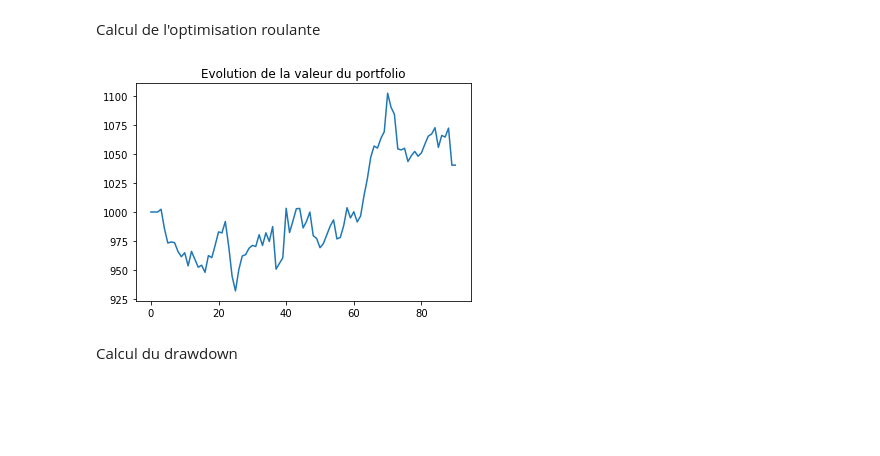
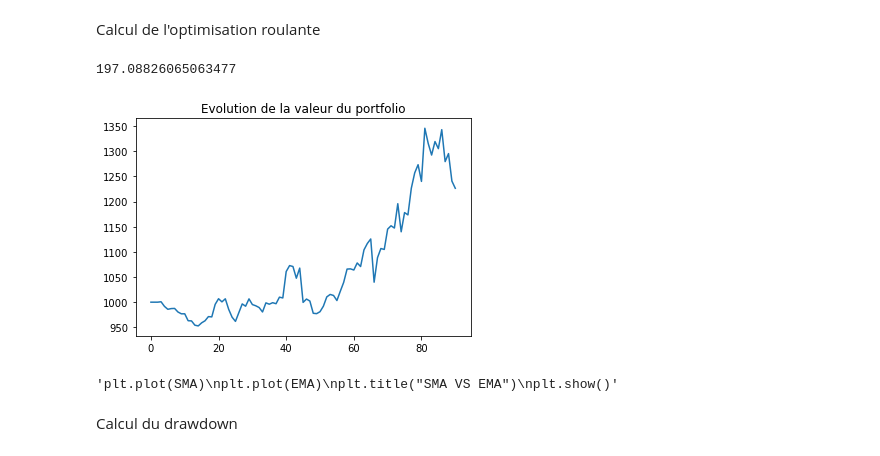
Before and after one commit to Armand-Morin/Portfolio_Optimization_Volga-Technologies, a Jupyter notebook: TC_Malo.ipynb, the cells around one changed output. Drawn from its saved outputs; the diff is of its cells as text; code cells hidden in the pictures; blank space fills up the shorter version.

```diff
--- a/TC_Malo.ipynb
+++ b/TC_Malo.ipynb
@@ -43,7 +44,7 @@ Initialisation des variables
 # %%
 def init(Money, Pos_max_par_actif):
 
-    global X, cash, argent_gagne, couts_transaction, s, argent_fait, pf_value, pos, pos2, bounds, nb_actifs
+    global memo, X, cash, argent_gagne, couts_transaction, s, argent_fait, pf_value, pos, pos2, bounds, nb_actifs
 
     # Variables utilisées dans l'algorithme
 
@@ -57,6 +58,7 @@ def init(Money, Pos_max_par_actif):
     argent_fait = [Money]
     pf_value = 0
     X = []
+    memo = {}
 
     # pos = portefeuille initialement vide
     pos = np.array([0 for i in range(nb_actifs)])
@@ -70,7 +72,15 @@ Fonctions objectif et coûts de transaction
 def objective_cov(pos):
     global s
 
-    s = pos@covar_matrix@pos - alpha*expected_returns@pos
+    if memoisation:
+        x = str(pos)
+        if x not in memo:
+            s = pos@covar_matrix@pos - alpha*expected_returns_EMA@pos
+            memo[x] = s
+        else:
+            s = memo[x]
+    else:
+        s = pos@covar_matrix@pos - alpha*expected_returns_EMA@pos
 
     # print('\033[92m'+"Coûts de transaction: "+str(TC(Pos,pos))+'\033[0m')
     # print('\033[93m'+"Return : " + str(returns.mean()@pos) + '\033[0m')
@@ -82,7 +92,7 @@ def objective_cov(pos):
 def objective_corr(pos):
     global s
 
-    s = pos@correl_matrix@pos - alpha*expected_returns@pos
+    s = pos@correl_matrix@pos - alpha*expected_returns_EMA@pos
     # print('\033[92m'+"Coûts de transaction: "+str(TC(Pos,pos))+'\033[0m')
     # print('\033[93m'+"Return : " + str(returns.mean()@pos) + '\033[0m')
     # print('\033[94m'+"Somme des positions: "+str(vp@pos.T)+'\033[0m')
@@ -96,12 +106,14 @@ def TC(pos,pos2):
 Import des données roulantes à l'étape i
 # %%
 def import_donnees(etape):
-    global expected_returns, correl_matrix, covar_matrix, vp, vp2, X
+    global expected_returns_EMA, expected_returns_SMA, correl_matrix, covar_matrix, vp, vp2, X, memo
 
     # import des données roulantes, on calcule à partir des données de l'année précédente
     log_returns = returns.iloc[etape:253+etape , :]
-    # calcul des expected returns (on prend une période plus courte)
-    expected_returns = log_returns.iloc[-jours_returns:: ,:].mean()
+    # calcul des expected returns (par Standard Moving Average, et on prend une période plus courte)
+    expected_returns_SMA = log_returns.iloc[-jours_returns:: ,:].mean()
+    # calcul des expected returns (par Exponential Moving Average)
+    expected_returns_EMA = log_returns.iloc[-jours_returns*3:: ,:].ewm(span=jours_returns, adjust=False).mean().iloc[-1,:]
 
     # calcul de la matrice de covariance
     covar = log_returns.cov().copy()
@@ -115,6 +127,8 @@ def import_donnees(etape):
     vp2 = all_stocks[253+etape+periode_trades::].values[0]
 
     X.append(str(returns.iloc[253+etape].name).split()[0])
+    #print(str(log_returns.iloc[-1].name).split()[0])
+    memo = {}
 # %% [markdown]
 Calcul de l'optimisation roulante
 # %%
@@ -138,7 +152,7 @@ def compute_portfolio(lamb, alpha, Money, Pos_max_par_actif, jours_returns, peri
                 # The positions must invest no more than the initial money.
                 # This constraints says that the inequalities (ineq) must be non-negative.
                 {"type": "ineq", "fun": lambda x: -(TC(pos,x) + np.sum((x-pos))) + cash },
-                {"type" : "ineq", "fun": lambda x: x.dot(expected_returns) - TC(pos,x)},
+                {"type" : "ineq", "fun": lambda x: x.dot(expected_returns_EMA) - TC(pos,x)},
                 # The expected daily return of our portfolio and we want to be at greater than 0.003
                 #{"type": "ineq", "fun": lambda x: -np.sum(returns.mean()*x)+1})
                )
@@ -201,23 +215,34 @@ def compute_portfolio(lamb, alpha, Money, Pos_max_par_actif, jours_returns, peri
 # %%
 # Paramètres modifiables
 
 lamb = 0.005 # Coûts de transaction ; faire attention car sinon il n'y a pas de mouvements de position
 alpha = 10 # importance accordée à l'expected return
 Money = 1000 # argent alloué pour l'investissement initial
 Pos_max_par_actif = 1000 # quantité maximale d'argent investi par actif
 jours_returns = 20 # les n derniers jours qui servent pour calculer les expected returns
 periode_trades = 20 # le nombre de jours ouvrés qui séparent chaque décision
+memoisation = True
 
+start = time.time()
+compute_portfolio(lamb, alpha, Money, Pos_max_par_actif, jours_returns, periode_trades, False)
+end = time.time()
+print(format(end-start))
 
-compute_portfolio(lamb, alpha, Money, Pos_max_par_actif, jours_returns, periode_trades, False)
 
 plt.plot(argent_fait)
 plt.title("Evolution de la valeur du portfolio")
 plt.show()
 
+"""plt.plot(SMA)
+plt.plot(EMA)
+plt.title("SMA VS EMA")
+plt.show()"""
+
 # argent_fait
 # %% [output]
+197.08826065063477
-[figure, old version]
+[figure, new version]
+'plt.plot(SMA)\nplt.plot(EMA)\nplt.title("SMA VS EMA")\nplt.show()'
 # %% [markdown]
 Calcul du drawdown
 # %%
```
Also changed, not shown: parts of 5 cells of this notebook.
